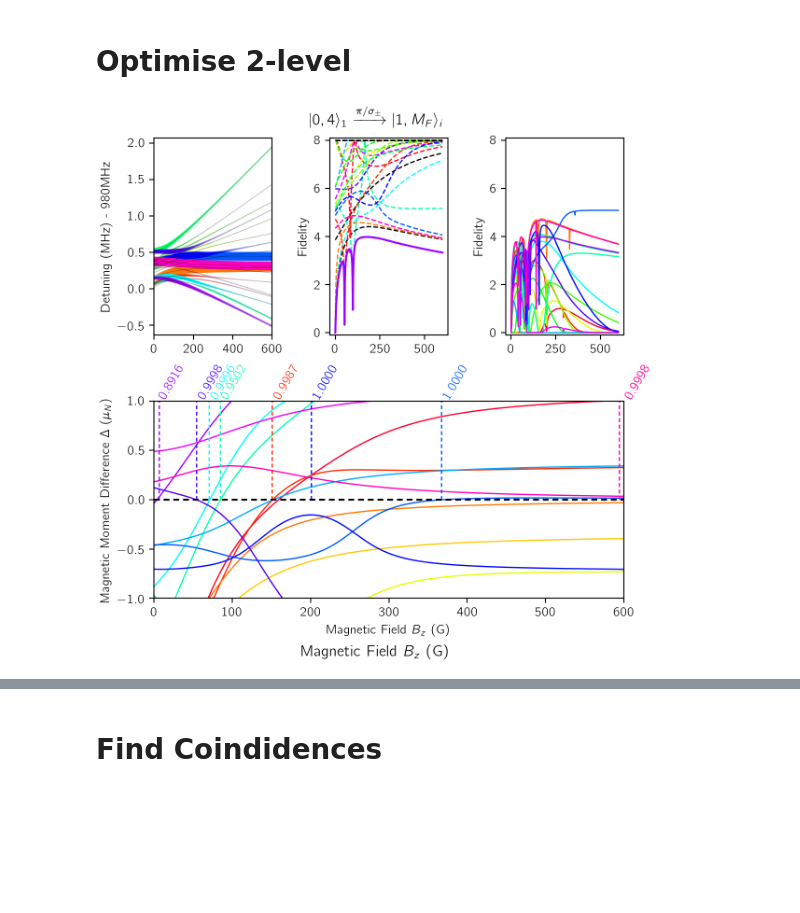
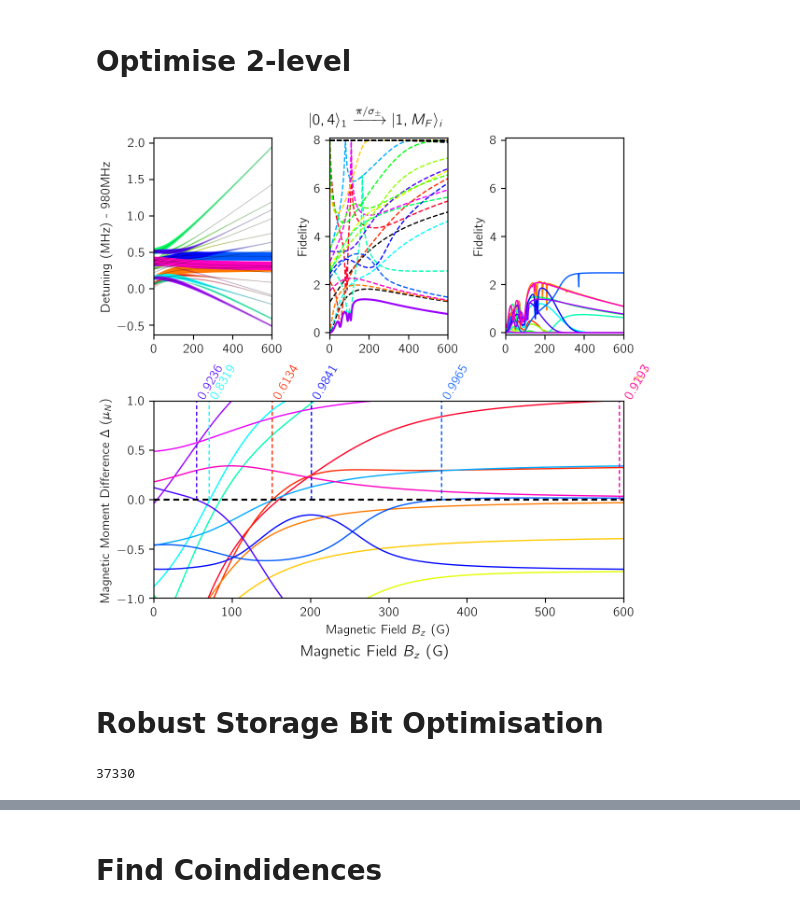
Before and after one commit to tomhepz/MolecularEnergyLevels, a Jupyter notebook: notebooks/diatom-coincidences.ipynb, the cells around one changed output, grey strips where cells are left out. Drawn from its saved outputs; the diff is of its cells as text; code cells hidden in the pictures; blank space fills up the shorter version.

Commit message:
Added storage qubit optimisation

```diff
--- a/notebooks/diatom-coincidences.ipynb
+++ b/notebooks/diatom-coincidences.ipynb
@@ -259,10 +264,10 @@ Text(0.5, 0, 'Magnetic Field $B_z$ (G)')
 # %% [markdown]
 # Optimise 2-level
 # %%
-polarisation = None             # Polarisation: -1,0,1,None
+polarisation = None               # Polarisation: -1,0,1,None
 initial_state_label = (0,4,1)   # Which state to go from
 focus_state_label = (1,5,0)     # Which state to highlight
-desired_pulse_time = 2000*1e-6   # What desired pulse time (s)
+desired_pulse_time = 100*1e-6   # What desired pulse time (s)
 dynamic_range = 8               # What Dynamic range to use for Fidelity
 #################################
 
@@ -291,6 +296,8 @@ axb = fig.add_subplot(gs[1, :])
 fig.suptitle(r'$|{},{}\rangle_{} \xrightarrow{{{}}} |1,M_F\rangle_i $'.format(*initial_state_label, polarisation_text))
 
 axl.set_xlim(0,B_MAX*GAUSS)
+axm.set_xlim(0,B_MAX*GAUSS)
+axr.set_xlim(0,B_MAX*GAUSS)
 
 axm.set_ylim(-0.1,dynamic_range+0.1)
 axr.set_ylim(-0.1,dynamic_range+0.1)
@@ -337,31 +344,61 @@ for i, focus_state_index in enumerate(accessible_state_indices):
             sub_transfered = twice_average_fidelity(k,g)
             transfered *= sub_transfered
     accessible_transfered.append(transfered)
     axr.plot(B*GAUSS,fidelity(transfered, dynamic_range),c=this_colour,linewidth=1)
 
 
 axb.set_xlim(0,B_MAX*GAUSS)
 axb.set_ylim(-1,1)
 axb.set_xlabel('Magnetic Field $B_z$ (G)')
 axb.set_ylabel('Magnetic Moment Difference $\Delta$ $(\mu_N)$')
 
 
 axb.axhline(0, dashes=(3, 2), color='k', linewidth=1.5, alpha=1, zorder=3)
 for i, focus_state_index in enumerate(accessible_state_indices):
     this_colour = state_cmap[i]
     magnetic_moment_difference = (MAGNETIC_MOMENTS[:,focus_state_index]-MAGNETIC_MOMENTS[:,initial_state_index])
     axb.plot(B*GAUSS,magnetic_moment_difference/muN, alpha=1,linewidth=1,zorder=1,c=this_colour)
     abs_magnetic_moment_difference = np.abs(magnetic_moment_difference)
     min_delta = np.argmin(abs_magnetic_moment_difference)
     if abs_magnetic_moment_difference[min_delta]/muN < 0.3:
         this_transferred = accessible_transfered[i][min_delta]
         if this_transferred < 0.5:
             continue
         text_place = B[min_delta]*GAUSS
         line_place = max(min(B[min_delta]*GAUSS,B_MAX*GAUSS*0.99),B_MAX*GAUSS*0.01)
         axb.axvline(line_place,ymin=0.5,color=this_colour,linewidth=1,dashes=(3,2))
         this_transferred = accessible_transfered[i][min_delta]
         this_transferred_string = f"{this_transferred:.4f}"
         axb.text(text_place,1.02,this_transferred_string,rotation=60,c=this_colour)
 # %% [output]
-[figure, old version]
+[figure, new version]
+# %% [markdown]
+# Robust Storage Bit Optimisation
+# %%
+# Find all possible combinations
+# two states in N, one in N+-1
+
+possibilities = []
+for N1 in range(0,N_MAX+1):
+    for N2 in [N1-1,N1+1]:
+        if N2 < 0 or N2 > N_MAX:
+            continue
+        F1 = round(N1+I1+I2)
+        F2 = round(N2+I1+I2)
+        for MF1 in [3,4,5]+([6] if N1>0 else []):#range(-F1,F1+1,1):
+            for p1 in [-1,0,1]:
+                for p2 in [-1,0,1]:
+                    if MF1+p1 > F2 or MF1+p1 < -F2 or MF1+p2 > F2 or MF1+p2 < -F2:
+                        continue
+                    MF2a = MF1+p1
+                    MF2b = MF1+p2
+                    for i in range(label_degeneracy(N1,MF1)):
+                        for j in range(label_degeneracy(N2,MF2a)):
+                            for k in range(label_degeneracy(N2,MF2b)):
+                                if MF2a == MF2b and j == k:
+                                    continue
+                                possibilities.append([(N1,MF1,i),(N2,MF2a,j),(N2,MF2b,k)])
+possibilities = np.array(possibilities)
+print(len(possibilities))
+# %% [output]
+37330
```
Also changed, not shown: parts of 6 cells of this notebook, 1 other file.
